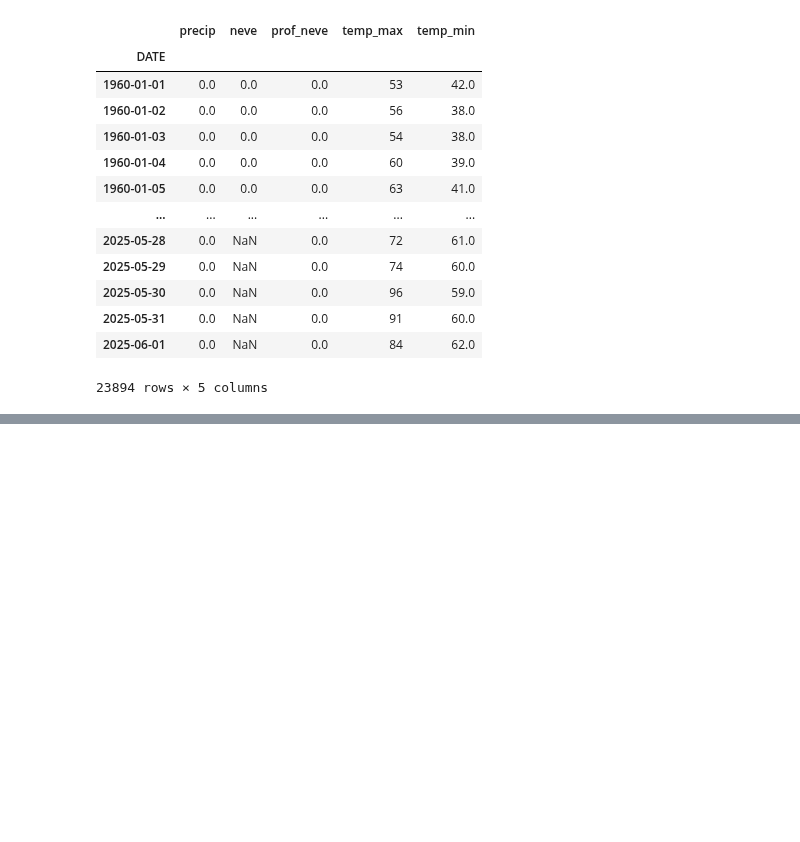
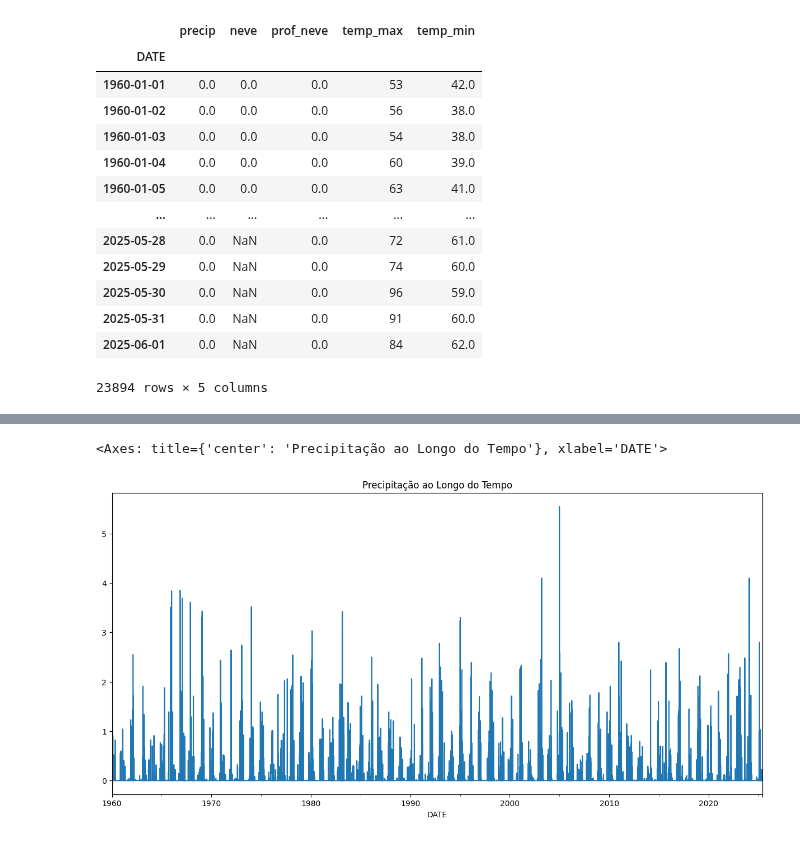
Before and after one commit to Haell39/ClimaPredict_AI, a Jupyter notebook: weather.ipynb, the cells around one changed output, grey strips where cells are left out. Cells and saved outputs as stored; diff of their text form; code cells hidden in the pictures; blank space fills up the shorter version.

```diff
--- a/weather.ipynb
+++ b/weather.ipynb
@@ -91,0 +271,7 @@ core_weather
+# %%
+core_weather['precip'].plot(
+    figsize=(15, 7), title='Precipitação ao Longo do Tempo', label='Precipitação'
+)
+# %% [output]
+<Axes: title={'center': 'Precipitação ao Longo do Tempo'}, xlabel='DATE'>
+[figure, added]
```
Also changed, not shown: parts of 27 cells of this notebook.
